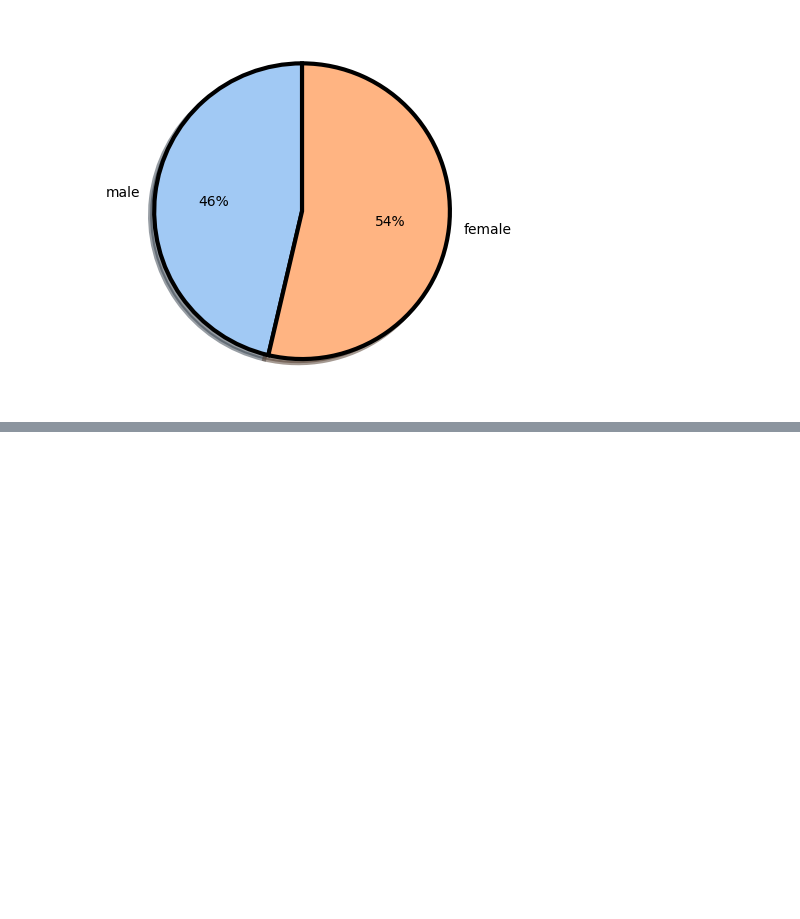
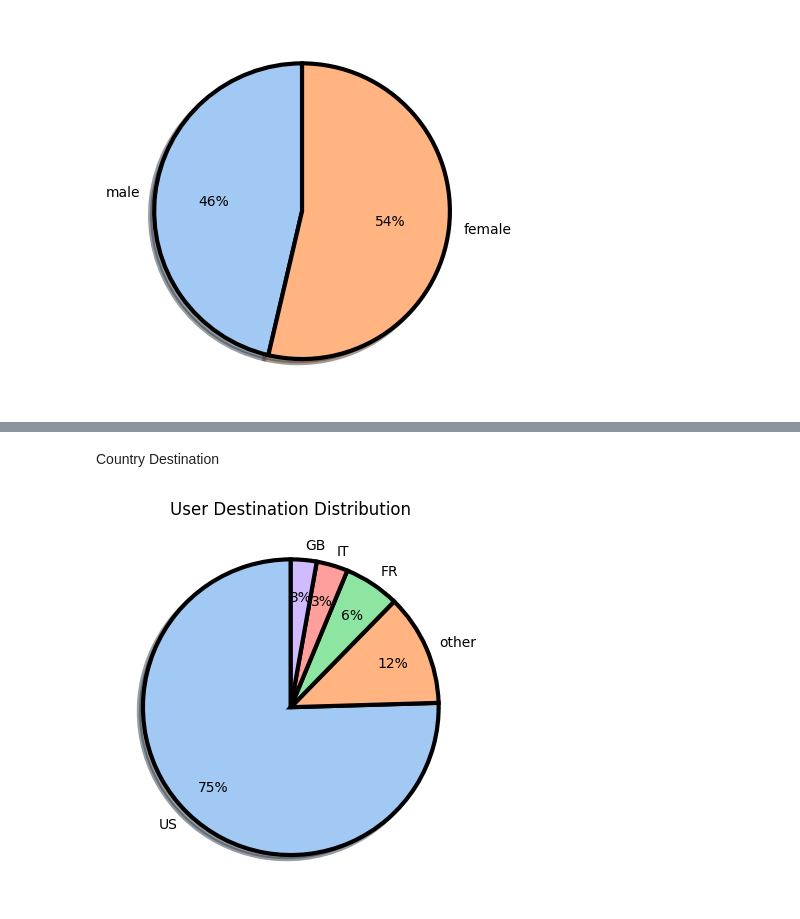
Before and after one commit to nogibjj/Project3_SQL_YZ, a Jupyter notebook: test.ipynb, the cells around one changed output, grey strips where cells are left out. Cells and saved outputs as stored; diff of their text form; code cells hidden in the pictures; blank space fills up the shorter version.

```diff
--- a/test.ipynb
+++ b/test.ipynb
@@ -30,0 +113,23 @@ plt.show()
+# %% [markdown]
+Country Destination
+# %%
+
+
+# create one list of age and one list of count
+country = []# Get the user age information from the database
+cursor.execute("""SELECT country_destination, COUNT(id) AS cd_num FROM train_user WHERE country_destination <> "NDF" GROUP BY country_destination ORDER BY cd_num DESC;""")
+userDestination = cursor.fetchall()
+destinationCount = []
+for i in range(len(userDestination)-1):
+    country.append(userDestination[i][0])
+    destinationCount.append(userDestination[i][1])
+
+# plot a pie chart of the country and count
+palette_color = sns.color_palette('pastel')[0:5]
+plt.pie(destinationCount[0:5], labels=country[0:5], colors=palette_color, autopct='%.0f%%', pctdistance = 0.75, shadow=True,wedgeprops=wedgeprops, startangle=90)
+plt.title('User Destination Distribution')
+
+# displaying chart
+plt.show()
+# %% [output]
+[figure, added]
```
Also changed, not shown: parts of 10 cells of this notebook, 10 other files.
